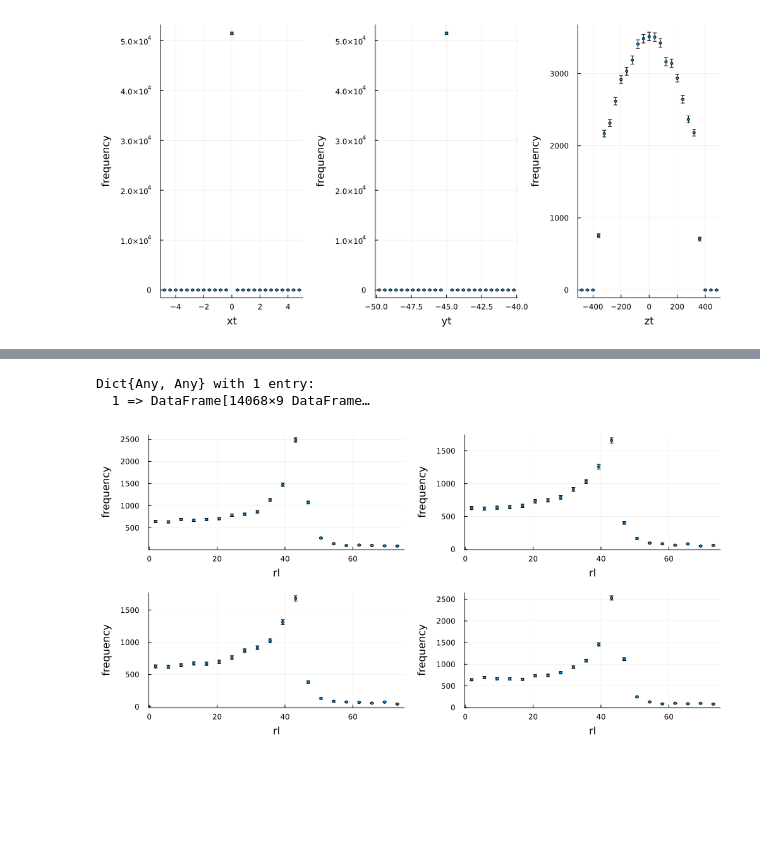
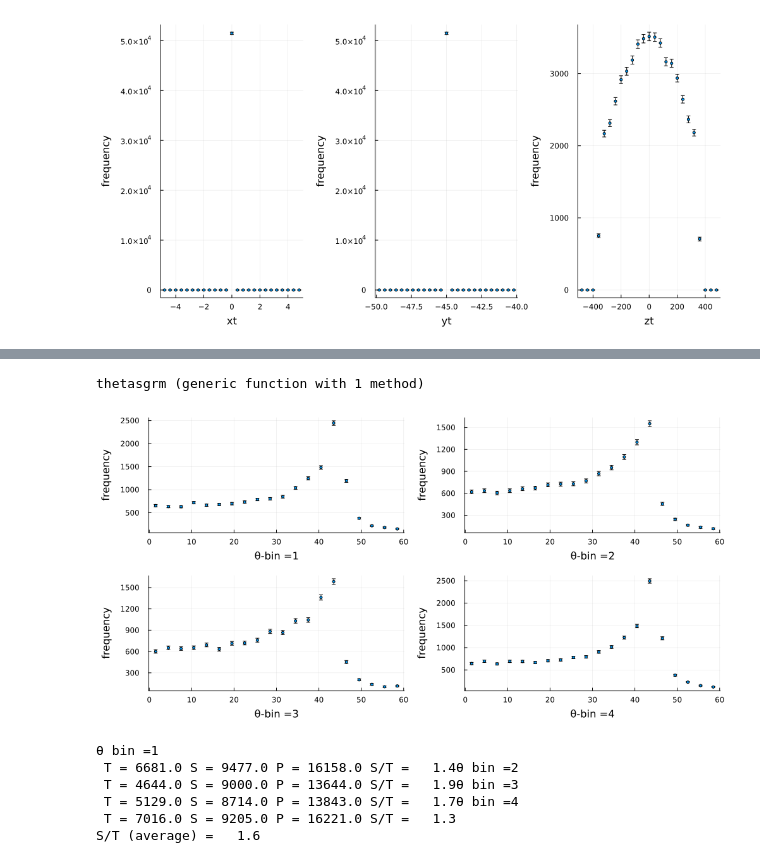
Before and after one commit to jjgomezcadenas/mytest, a Jupyter notebook: notebooks/nema4_20mm.ipynb, the cells around one changed output, grey strips where cells are left out. Drawn from its saved outputs; the diff is of its cells as text; code cells hidden in the pictures; blank space fills up the shorter version.

```diff
--- a/notebooks/nema4_20mm.ipynb
+++ b/notebooks/nema4_20mm.ipynb
@@ -366,7 +347,2 @@ first(sxdf,5)
 # %%
-nbint = 4
-drl = ANema.ztsinogram(sxdf, nbinz=1, zmin=-350.0, zmax=350.0,
-                       nbint=nbint, tmin=-Float64(π), tmax=Float64(π))
+zdfs = zxdf(sxdf,  nbinz=4, zmin=-350.0, zmax=350.0);
-# %% [output]
-Dict{Any, Any} with 1 entry:
-  1 => DataFrame[14068×9 DataFrame…
@@ -374,0 +349,12 @@ HR, PR = ANema.thetasgrm(drl, nbint=4, nbin=20);
+# %%
+function thetasgrm(df::DataFrame; ntproj::Integer, nbinr=20, rmin=0.0, rmax=75.0)
+
+    ht  = hist1d(df.tl, ntproj, -Float64(π), Float64(π))
+    hte = ht.edges[1]
+    RT = [select_by_column_value_interval(df,
+                                         "tl",
+                                         hte[i], hte[i+1]) for i in 1:length(hte)-1]
+    rH = [hist1d(dfx.rl, nbinr, rmin, rmax) for dfx in RT]
+end
+# %% [output]
+thetasgrm (generic function with 1 method)
@@ -375,5 +363,29 @@ HR, PR = ANema.thetasgrm(drl, nbint=4, nbin=20);
+# %%
+PLT=[]
+for (i, hst) in enumerate(rhst)
+    lbl = string("θ-bin =", string(i))
+    _, p = hist1d(hst, lbl)
+    push!(PLT,p)
+end
 # %%
-plot(PR[1], PR[2], PR[3], PR[4], layout= (2, 2), legend=false, fmt = :png, size = (1000, 500),
+plot(PLT..., layout= (2, 2), legend=false, fmt = :png, size = (1000, 500),
         left_margin=5Plots.mm, right_margin=1Plots.mm, bottom_margin=5Plots.mm)
 # %% [output]
-[figure, old version]
+[figure, new version]
+# %%
+SOT = []
+for (i, hrl) in enumerate(rhst)
+    println("θ bin =", i)
+    S,T,P = ANema.stp(hrl, i0 = 6, i1 = 20)
+    push!(SOT, S/T)
+    @printf " T = %5.1f S = %5.1f P = %5.1f S/T = %5.1f" T S P S/T
+
+end
+@printf "\nS/T (average) = %5.1f" mean(SOT)
+# %% [output]
+θ bin =1
+ T = 6681.0 S = 9477.0 P = 16158.0 S/T =   1.4θ bin =2
+ T = 4644.0 S = 9000.0 P = 13644.0 S/T =   1.9θ bin =3
+ T = 5129.0 S = 8714.0 P = 13843.0 S/T =   1.7θ bin =4
+ T = 7016.0 S = 9205.0 P = 16221.0 S/T =   1.3
+S/T (average) =   1.6
```
Also changed, not shown: parts of 50 cells of this notebook, 2 other files.
